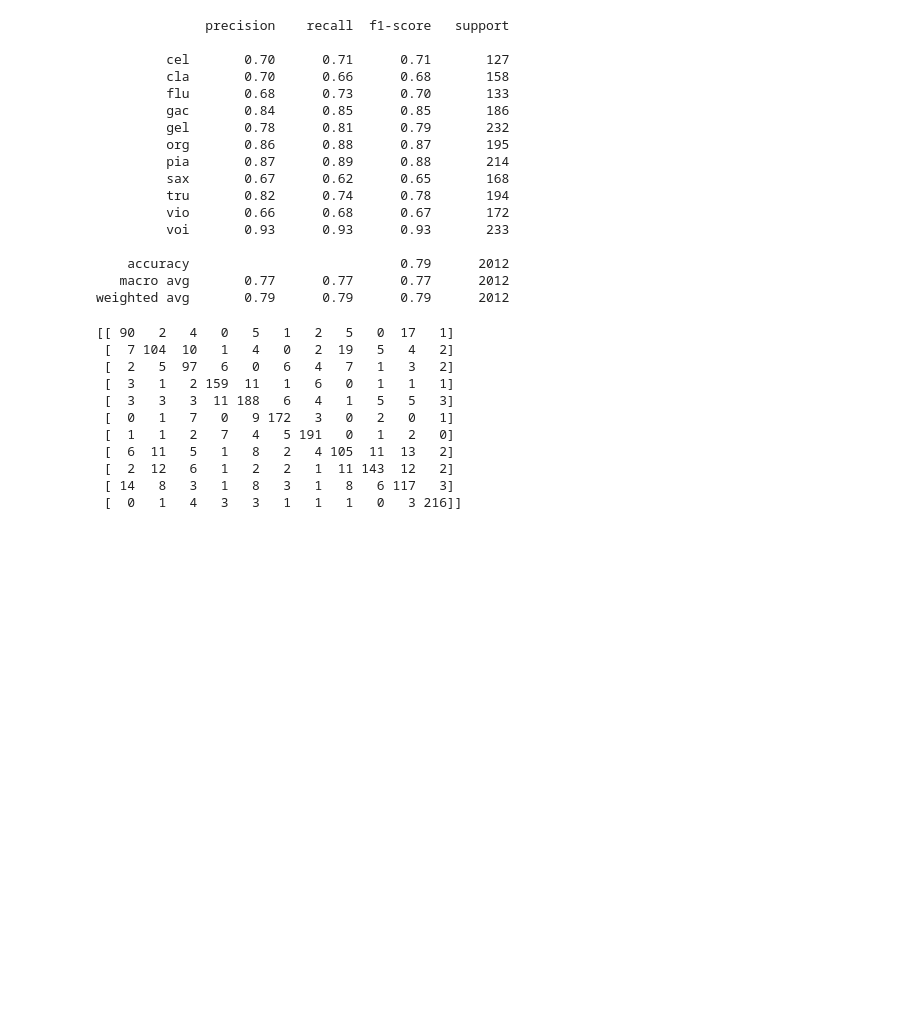
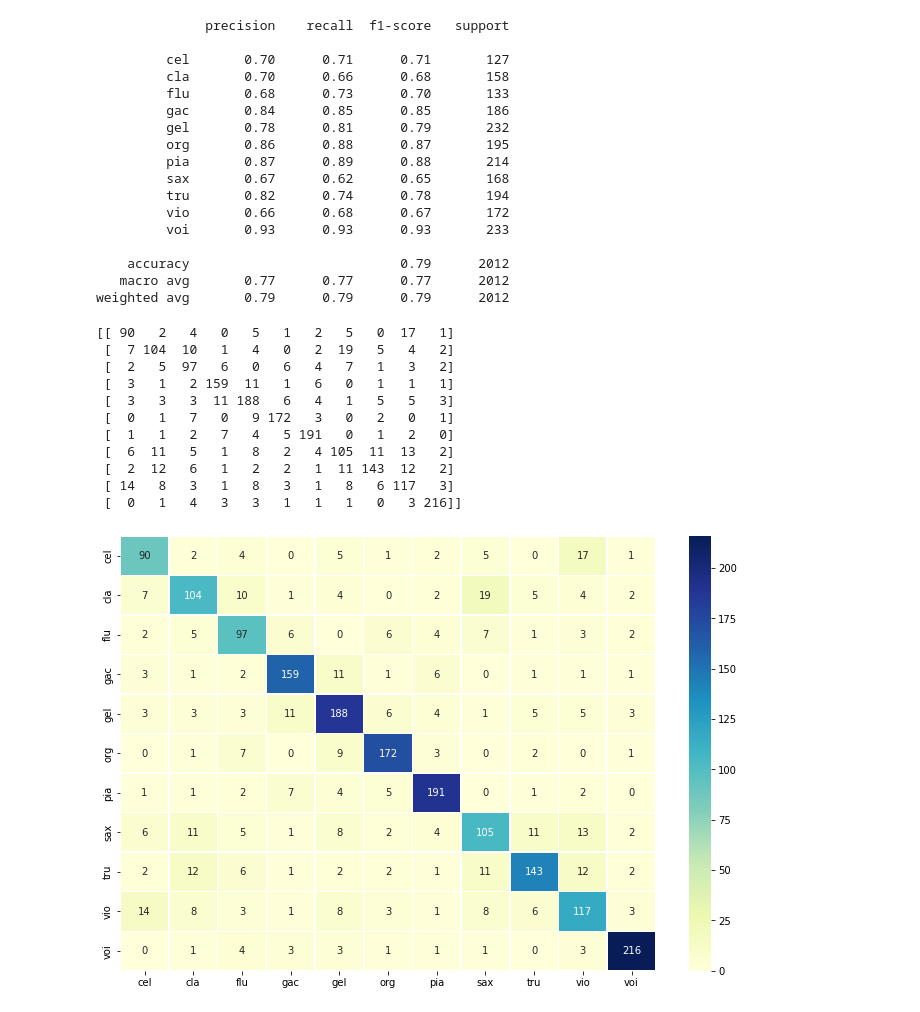
Before and after one commit to pszachew/Music-Genre-Classification, a Jupyter notebook: IRMAS/training_models.ipynb, the cells around one changed output. Drawn from its saved outputs; the diff is of its cells as text; code cells hidden in the pictures; blank space fills up the shorter version.

Commit message:
Add confusion matrix to log reg

```diff
--- a/IRMAS/training_models.ipynb
+++ b/IRMAS/training_models.ipynb
@@ -27,6 +27,8 @@ scaler.fit(X)
 X_sc =pd.DataFrame(scaler.transform(X))
 # %%
 X_train, X_test, y_train, y_test = train_test_split(X_sc,y,test_size=0.3, random_state=10)
+# %%
+instruments = np.sort(y[0].unique())
 # %% [markdown]
 ## **Logistic Regression**
 # %%
@@ -77,3 +79,9 @@ print(confusion_matrix(y_test, y_pre_lg))
  [  2  12   6   1   2   2   1  11 143  12   2]
  [ 14   8   3   1   8   3   1   8   6 117   3]
  [  0   1   4   3   3   1   1   1   0   3 216]]
+# %%
+plt.figure(figsize=(12,8))
+sns.heatmap(pd.DataFrame(confusion_matrix(y_test, y_pre_lg), index=instruments, columns=instruments), annot=True, linewidths=.5, cmap="YlGnBu", fmt='g')
+plt.show()
+# %% [output]
+[figure, added]
```
